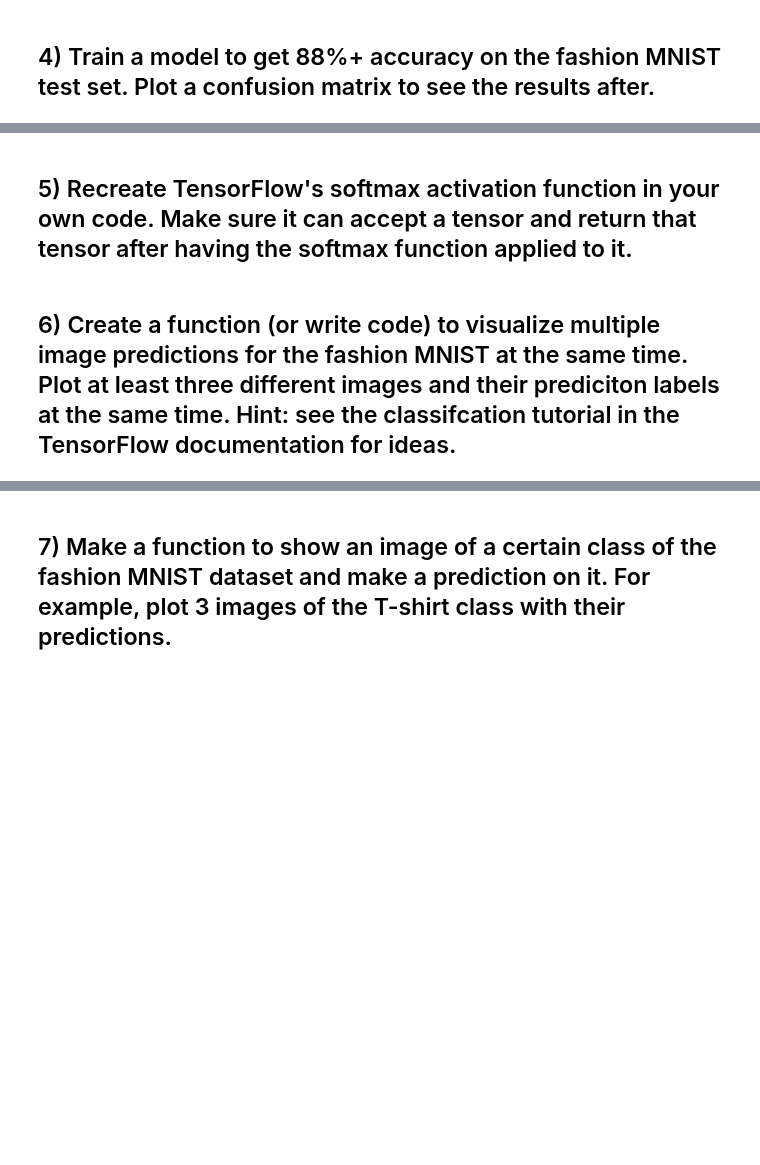
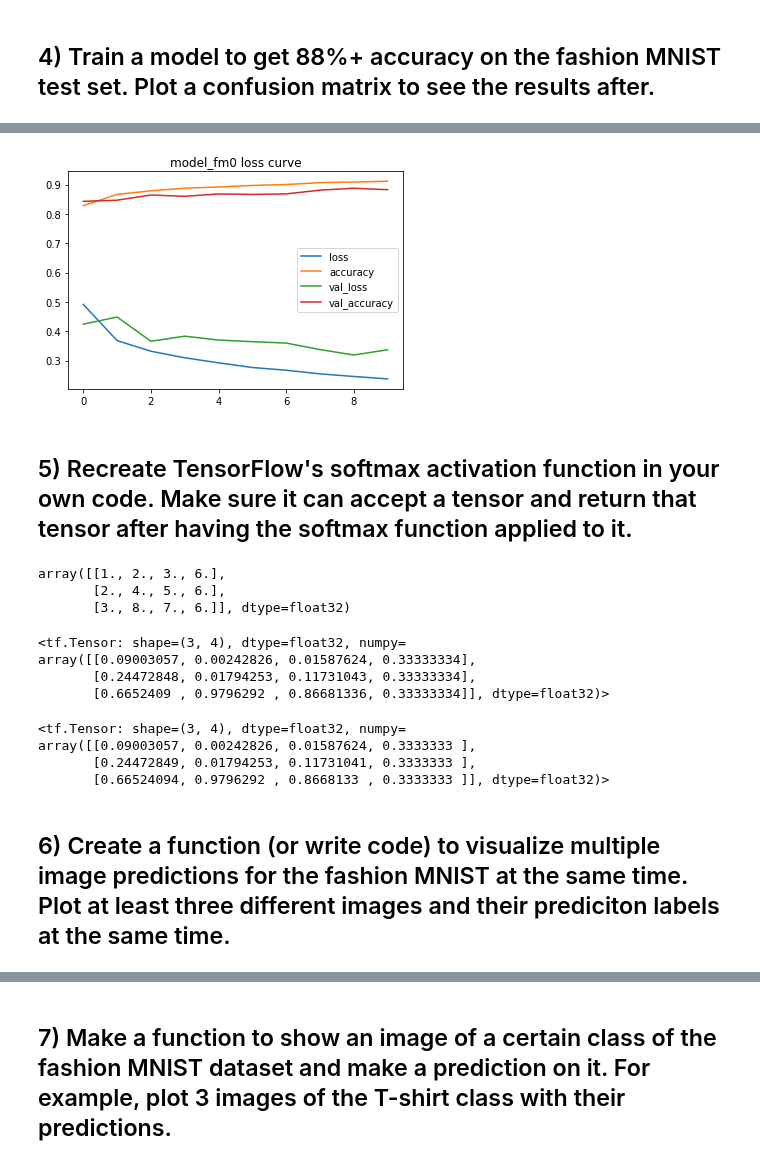
Before and after one commit to hiydavid/tfdev-learning, a Jupyter notebook: ZTM/exercises/tfdev_exercise_02.ipynb, the cells around one changed output, grey strips where cells are left out. Drawn from its saved outputs; the diff is of its cells as text; code cells hidden in the pictures; blank space fills up the shorter version.

```diff
--- a/ZTM/exercises/tfdev_exercise_02.ipynb
+++ b/ZTM/exercises/tfdev_exercise_02.ipynb
@@ -27,0 +132,25 @@ tf.random.set_seed(42)
+# %%
+# normalize data
+train_data_norm = train_data / 255.
+test_data_norm = test_data / 255.
+# %%
+# build initial model
+model_fm0 = tf.keras.Sequential([
+    tf.keras.layers.Flatten(input_shape=(28, 28)),
+    tf.keras.layers.Dense(128, activation='relu'),
+    tf.keras.layers.Dense(10, activation='softmax')
+])
+
+model_fm0.compile(
+    loss=tf.keras.losses.SparseCategoricalCrossentropy(),
+    optimizer=tf.keras.optimizers.Adam(0.001),
+    metrics=['accuracy']
+)
+
+hist_fm0 = model_fm0.fit(
+    train_data_norm, train_labels, epochs=10,
+    validation_data=(test_data_norm, test_labels),
+    verbose=0
+)
+
+model_fm0.evaluate(test_data_norm, test_labels)
@@ -28,2 +160,28 @@ tf.random.set_seed(42)
+# %%
+# plot loss curve
+pd.DataFrame(hist_fm0.history).plot()
+plt.title("model_fm0 loss curve")
+plt.show()
+# %% [output]
+[figure, added]
 # %% [markdown]
 ## 5) Recreate TensorFlow's softmax activation function in your own code. Make sure it can accept a tensor and return that tensor after having the softmax function applied to it.
+# %%
+# create a tensor
+tensor = tf.cast(
+    tf.constant([[1, 2, 3, 6], [2, 4, 5, 6], [3, 8, 7, 6]]),
+    dtype=tf.float32
+)
+tensor.numpy()
+# %% [output]
+array([[1., 2., 3., 6.],
+       [2., 4., 5., 6.],
+       [3., 8., 7., 6.]], dtype=float32)
+# %%
+# tf sigmoid function
+tf.keras.activations.softmax(tensor, axis=0)
+# %% [output]
+<tf.Tensor: shape=(3, 4), dtype=float32, numpy=
+array([[0.09003057, 0.00242826, 0.01587624, 0.33333334],
+       [0.24472848, 0.01794253, 0.11731043, 0.33333334],
+       [0.6652409 , 0.9796292 , 0.86681336, 0.33333334]], dtype=float32)>
@@ -30,2 +193,10 @@ tf.random.set_seed(42)
+# %%
+# see results
+softmax(tensor)
+# %% [output]
+<tf.Tensor: shape=(3, 4), dtype=float32, numpy=
+array([[0.09003057, 0.00242826, 0.01587624, 0.3333333 ],
+       [0.24472849, 0.01794253, 0.11731041, 0.3333333 ],
+       [0.66524094, 0.9796292 , 0.8668133 , 0.3333333 ]], dtype=float32)>
 # %% [markdown]
-## 6) Create a function (or write code) to visualize multiple image predictions for the fashion MNIST at the same time. Plot at least three different images and their prediciton labels at the same time. Hint: see the classifcation tutorial in the TensorFlow documentation for ideas.
+## 6) Create a function (or write code) to visualize multiple image predictions for the fashion MNIST at the same time. Plot at least three different images and their prediciton labels at the same time.
```
Also changed, not shown: parts of 21 cells of this notebook.
